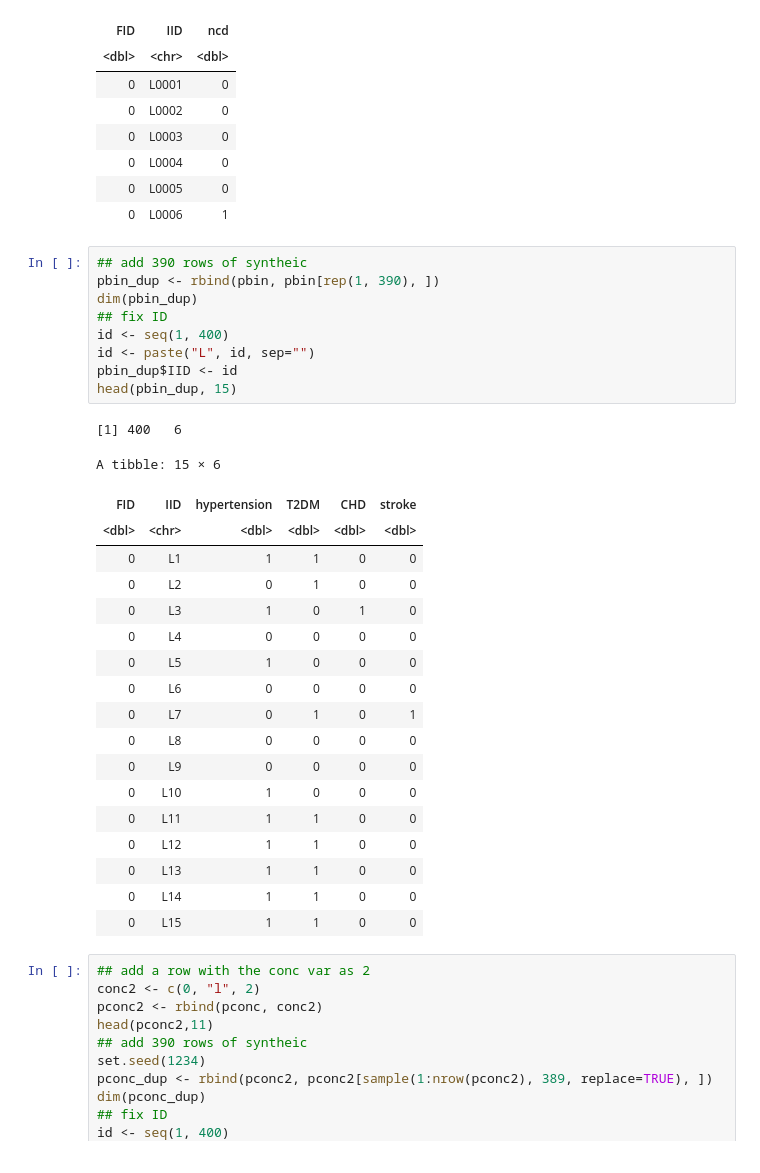
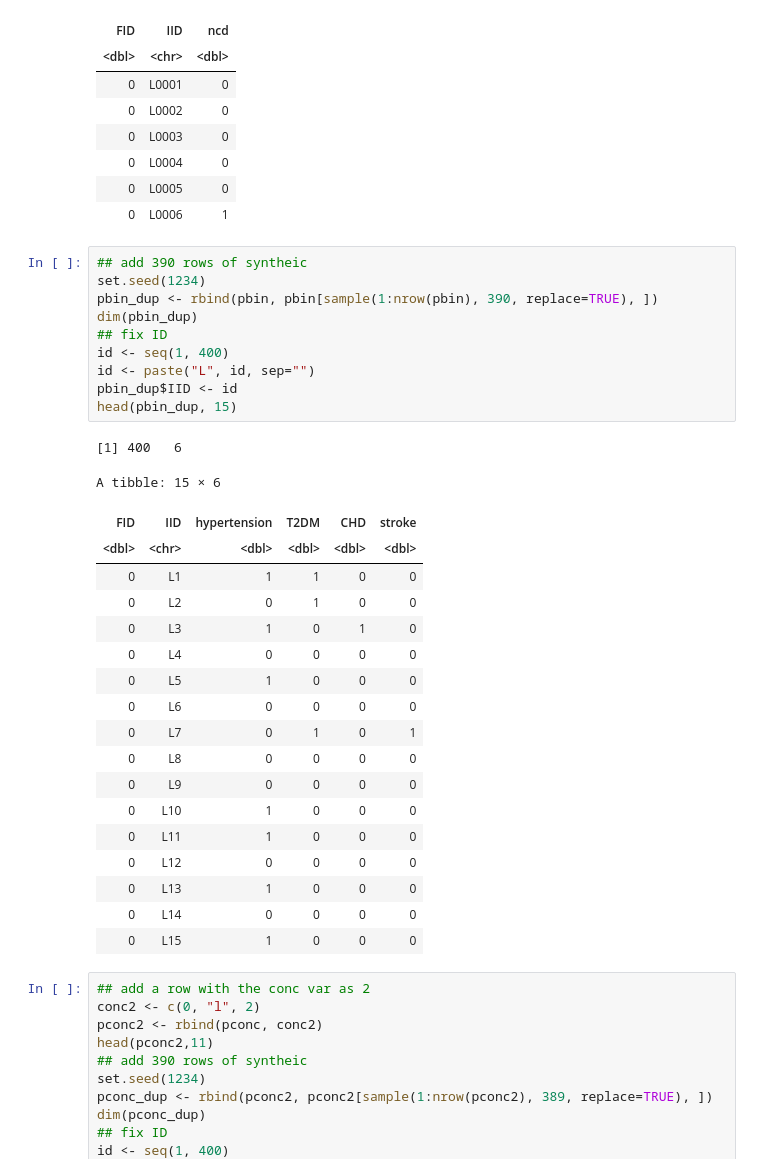
Before and after one commit to DEMON-NEUROHACK/Challenge-1-London-Team-B-Genome-Wide-Association-Lovers-, a Jupyter notebook: templates/regenie_covariate_file_2022-1-12T10-21-45.ipynb, the cells around one changed output. Cells and saved outputs as stored; diff of their text form.

```diff
--- a/templates/regenie_covariate_file_2022-1-12T10-21-45.ipynb
+++ b/templates/regenie_covariate_file_2022-1-12T10-21-45.ipynb
@@ -212,33 +217,34 @@ A tibble: 6 × 3
 | 0 | L0006 | 1 |
 # %%
 ## add 390 rows of syntheic
-pbin_dup <- rbind(pbin, pbin[rep(1, 390), ])
+set.seed(1234)
+pbin_dup <- rbind(pbin, pbin[sample(1:nrow(pbin), 390, replace=TRUE), ])
 dim(pbin_dup)
 ## fix ID
 id <- seq(1, 400)
 id <- paste("L", id, sep="")
 pbin_dup$IID <- id
 head(pbin_dup, 15)
 # %% [output]
 [1] 400   6
 A tibble: 15 × 6
 | FID | IID | hypertension | T2DM | CHD | stroke |
 | <dbl> | <chr> | <dbl> | <dbl> | <dbl> | <dbl> |
 | 0 | L1 | 1 | 1 | 0 | 0 |
 | 0 | L2 | 0 | 1 | 0 | 0 |
 | 0 | L3 | 1 | 0 | 1 | 0 |
 | 0 | L4 | 0 | 0 | 0 | 0 |
 | 0 | L5 | 1 | 0 | 0 | 0 |
 | 0 | L6 | 0 | 0 | 0 | 0 |
 | 0 | L7 | 0 | 1 | 0 | 1 |
 | 0 | L8 | 0 | 0 | 0 | 0 |
 | 0 | L9 | 0 | 0 | 0 | 0 |
 | 0 | L10 | 1 | 0 | 0 | 0 |
-| 0 | L11 | 1 | 1 | 0 | 0 |
-| 0 | L12 | 1 | 1 | 0 | 0 |
-| 0 | L13 | 1 | 1 | 0 | 0 |
-| 0 | L14 | 1 | 1 | 0 | 0 |
-| 0 | L15 | 1 | 1 | 0 | 0 |
+| 0 | L11 | 1 | 0 | 0 | 0 |
+| 0 | L12 | 0 | 0 | 0 | 0 |
+| 0 | L13 | 1 | 0 | 0 | 0 |
+| 0 | L14 | 0 | 0 | 0 | 0 |
+| 0 | L15 | 1 | 0 | 0 | 0 |
 # %%
 ## add a row with the conc var as 2
 conc2 <- c(0, "l", 2)
```
Also changed, not shown: parts of 2 cells of this notebook.
